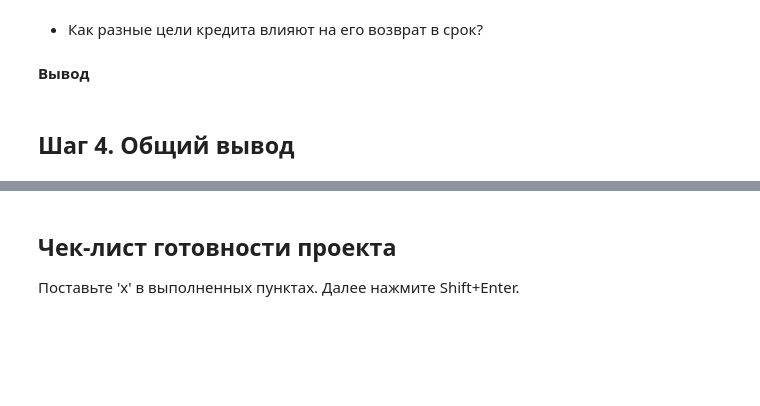
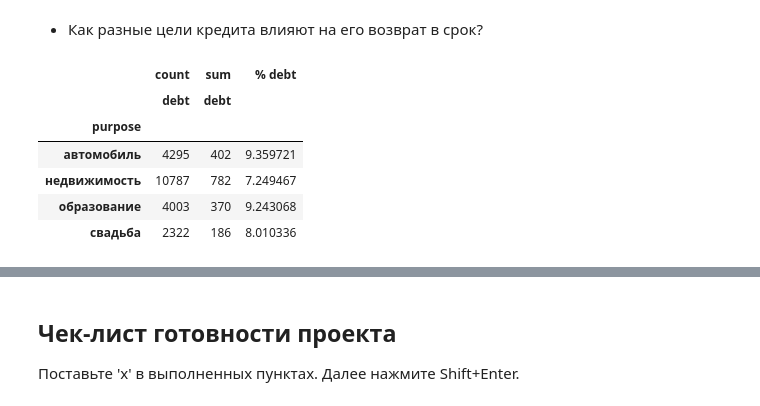
Before and after one commit to parabatareek/DataAnalyst, a Jupyter notebook: Projects/Project 3 - Исследование надёжности заёмщиков/Project 3 - Исследование надёжности заёмщиков 1.0.ipynb, the cells around one changed output, grey strips where cells are left out. Cells and saved outputs as stored; diff of their text form; code cells hidden in the pictures; blank space fills up the shorter version.

```diff
--- a/Projects/Project 3 - Исследование надёжности заёмщиков/Project 3 - Исследование надёжности заёмщиков 1.0.ipynb
+++ b/Projects/Project 3 - Исследование надёжности заёмщиков/Project 3 - Исследование надёжности заёмщиков 1.0.ipynb
@@ -260,6 +452,14 @@ print(data.shape)
 # %% [markdown]
 - Как разные цели кредита влияют на его возврат в срок?
-# %% [markdown]
-**Вывод**
-# %% [markdown]
-## Шаг 4. Общий вывод
+# %%
+purpose_pivot = data.pivot_table(values='debt', index='purpose', aggfunc=['count', 'sum'])
+purpose_pivot['% debt'] = purpose_pivot['sum'] / purpose_pivot['count'] * 100
+display(purpose_pivot)
+# %% [output]
+|  | count | sum | % debt |
+|  | debt | debt |  |
+| purpose |  |  |  |
+| автомобиль | 4295 | 402 | 9.359721 |
+| недвижимость | 10787 | 782 | 7.249467 |
+| образование | 4003 | 370 | 9.243068 |
+| свадьба | 2322 | 186 | 8.010336 |
```
Also changed, not shown: parts of 50 cells of this notebook.
